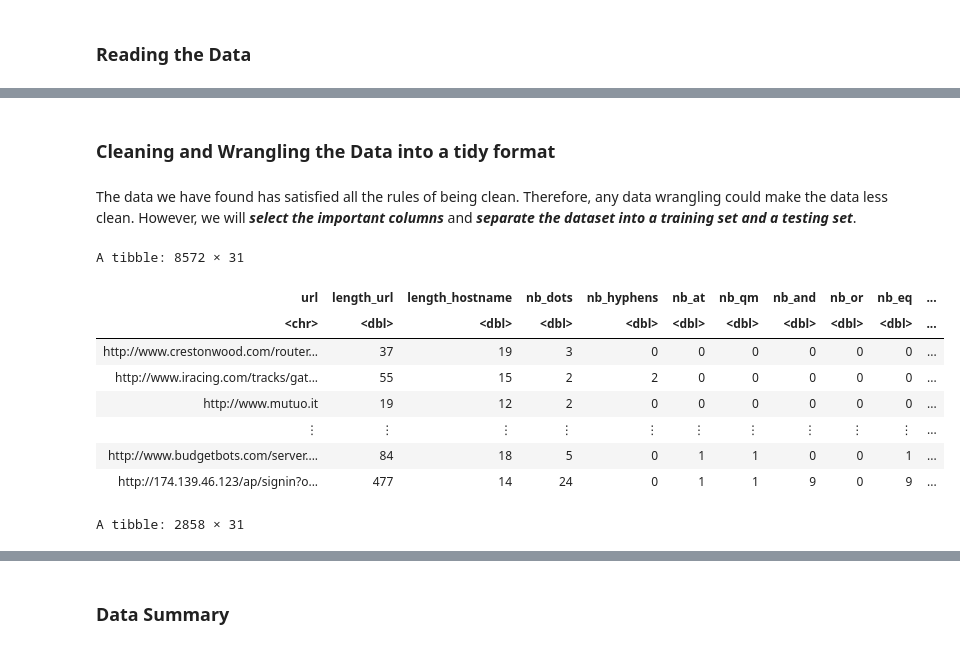
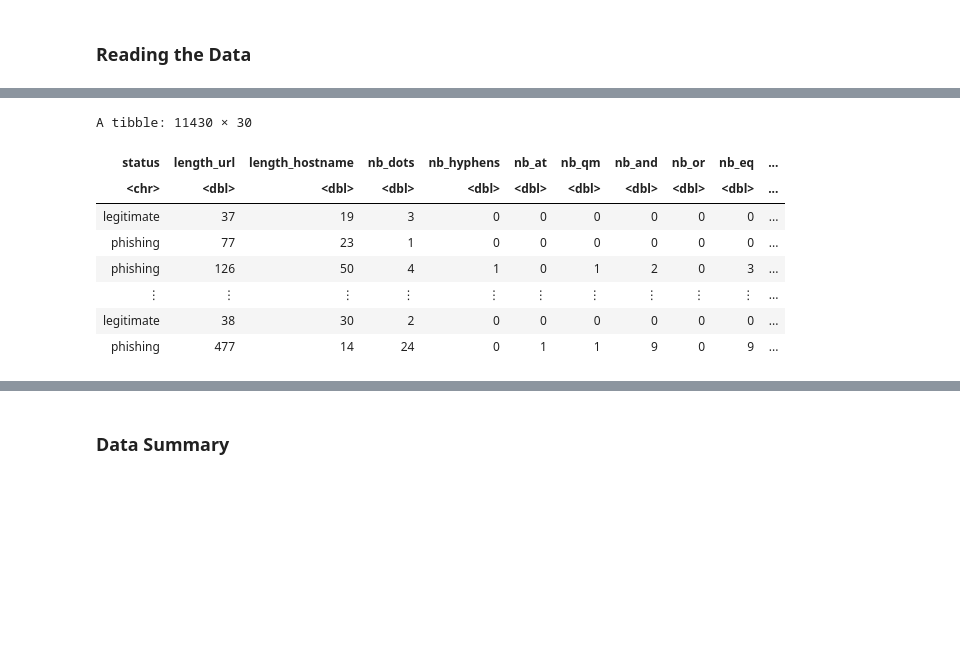
Before and after one commit to BriHan-Tech/phishing-detection, a Jupyter notebook: Topic Proposal.ipynb, the cells around one changed output, grey strips where cells are left out. Drawn from its saved outputs; the diff is of its cells as text; code cells hidden in the pictures; blank space fills up the shorter version.

```diff
--- a/Topic Proposal.ipynb
+++ b/Topic Proposal.ipynb
@@ -48,27 +56,17 @@ A spec_tbl_df: 11430 × 89
-# %% [markdown]
-### Cleaning and Wrangling the Data into a tidy format
-# %% [markdown]
-The data we have found has satisfied all the rules of being clean. Therefore, any data wrangling could make the data less clean. However, we will ***select the important columns*** and ***separate the dataset into a training set and a testing set***.
 # %%
-phishing_imp <- phishing_data |>
-                select (url, length_url, length_hostname, nb_dots, nb_hyphens, nb_at, nb_qm, nb_and, nb_or, nb_eq, nb_underscore, nb_tilde,
-                        nb_percent, nb_slash, nb_star, nb_colon, nb_comma, nb_semicolumn, nb_dollar, nb_space, http_in_path, https_token,
-                        ratio_digits_url, ratio_digits_host, nb_subdomains,longest_word_host, longest_word_path, avg_words_raw, avg_word_host,
-                        domain_registration_length, status)
-
-phishing_split <- initial_split(phishing_imp, prop = 3/4, strata = status)
-phishing_train <- training(phishing_split)
-phishing_test <- testing(phishing_split)
-phishing_train
-phishing_test
+phishing_subset <- phishing_data |>
+                   select(status, length_url, length_hostname, nb_dots, nb_hyphens, nb_at, nb_qm, nb_and, nb_or, nb_eq, nb_underscore, nb_tilde,
+                          nb_percent, nb_slash, nb_star, nb_colon, nb_comma, nb_semicolumn, nb_dollar, nb_space, http_in_path, https_token,
+                          ratio_digits_url, ratio_digits_host, nb_subdomains,longest_word_host, longest_word_path, avg_words_raw, avg_word_host,
+                          domain_registration_length)
+phishing_subset
 # %% [output]
-A tibble: 8572 × 31
+A tibble: 11430 × 30
-| url | length_url | length_hostname | nb_dots | nb_hyphens | nb_at | nb_qm | nb_and | nb_or | nb_eq | ... |
+| status | length_url | length_hostname | nb_dots | nb_hyphens | nb_at | nb_qm | nb_and | nb_or | nb_eq | ... |
 | <chr> | <dbl> | <dbl> | <dbl> | <dbl> | <dbl> | <dbl> | <dbl> | <dbl> | <dbl> | ... |
-| http://www.crestonwood.com/router... | 37 | 19 | 3 | 0 | 0 | 0 | 0 | 0 | 0 | ... |
-| http://www.iracing.com/tracks/gat... | 55 | 15 | 2 | 2 | 0 | 0 | 0 | 0 | 0 | ... |
-| http://www.mutuo.it | 19 | 12 | 2 | 0 | 0 | 0 | 0 | 0 | 0 | ... |
+| legitimate | 37 | 19 | 3 | 0 | 0 | 0 | 0 | 0 | 0 | ... |
+| phishing | 77 | 23 | 1 | 0 | 0 | 0 | 0 | 0 | 0 | ... |
+| phishing | 126 | 50 | 4 | 1 | 0 | 1 | 2 | 0 | 3 | ... |
 | ⋮ | ⋮ | ⋮ | ⋮ | ⋮ | ⋮ | ⋮ | ⋮ | ⋮ | ⋮ | ... |
-| http://www.budgetbots.com/server.... | 84 | 18 | 5 | 0 | 1 | 1 | 0 | 0 | 1 | ... |
-| http://174.139.46.123/ap/signin?o... | 477 | 14 | 24 | 0 | 1 | 1 | 9 | 0 | 9 | ... |
+| legitimate | 38 | 30 | 2 | 0 | 0 | 0 | 0 | 0 | 0 | ... |
+| phishing | 477 | 14 | 24 | 0 | 1 | 1 | 9 | 0 | 9 | ... |
-A tibble: 2858 × 31
```
Also changed, not shown: parts of 18 cells of this notebook.
